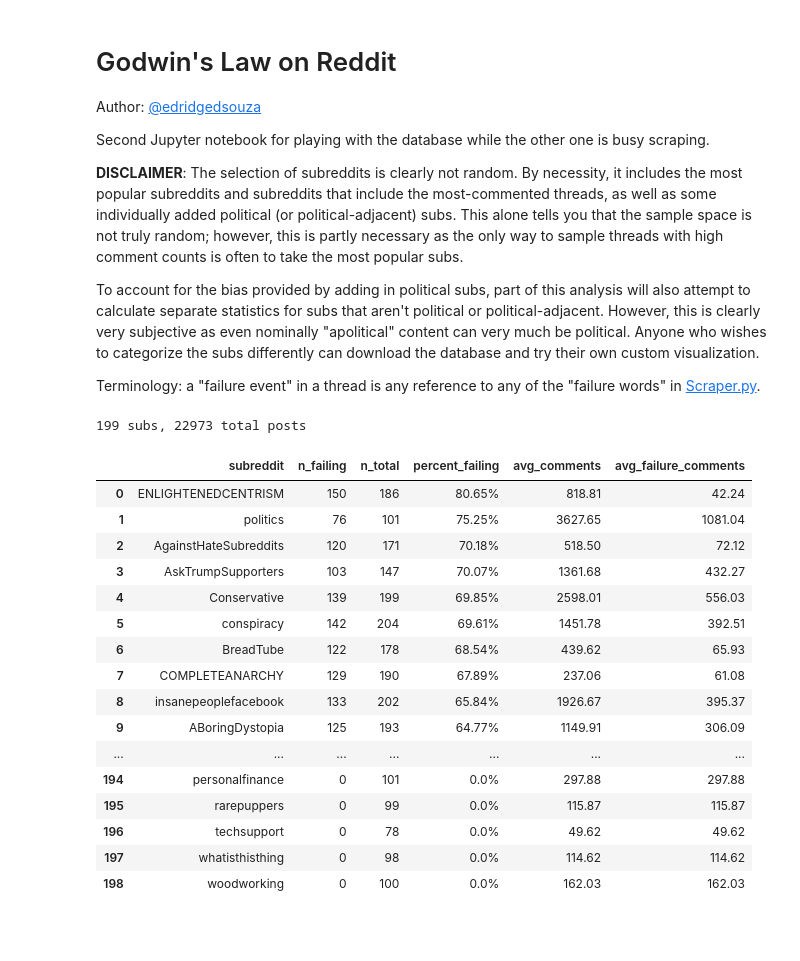
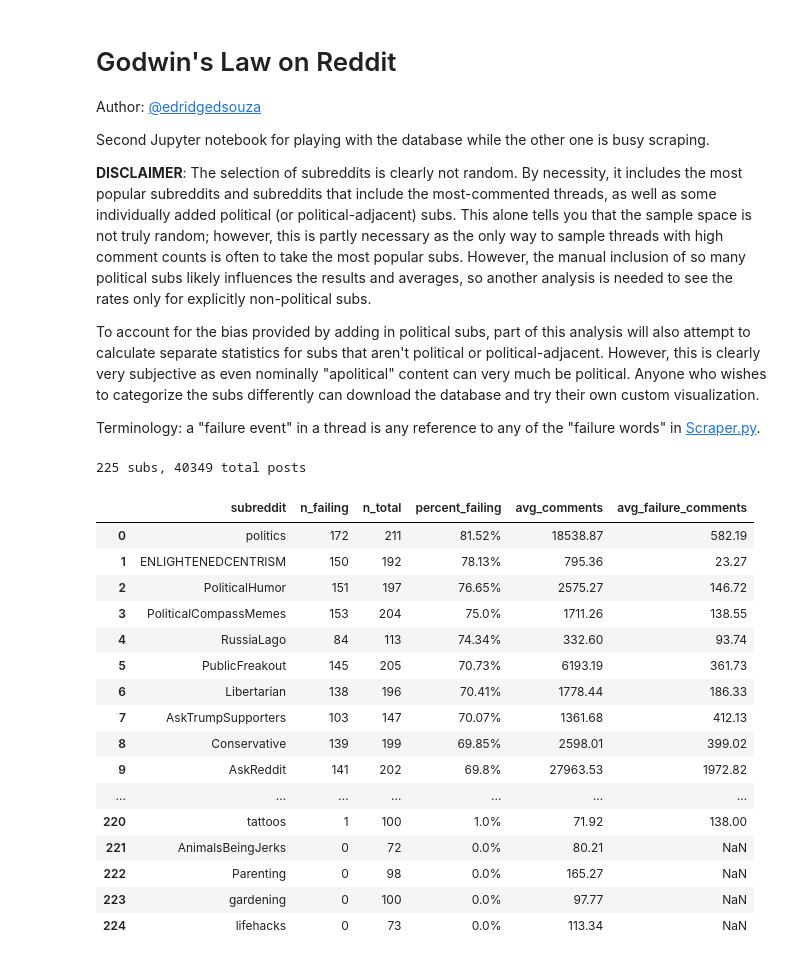
Before and after one commit to lukashalim/GODWIN, a Jupyter notebook: Visualization.ipynb, the cells around one changed output. Saved outputs shown, nothing was run; the diff lists cells and outputs as text; code cells hidden in the pictures; blank space fills up the shorter version.

```diff
--- a/Visualization.ipynb
+++ b/Visualization.ipynb
@@ -9,7 +9,9 @@ Second Jupyter notebook for playing with the database while the other one is bus
 the most popular subreddits and subreddits that include the most-commented threads, as well
 as some individually added political (or political-adjacent) subs. This alone tells you that
 the sample space is not truly random; however, this is partly necessary as the only way to
-sample threads with high comment counts is often to take the most popular subs.
+sample threads with high comment counts is often to take the most popular subs. However,
+the manual inclusion of so many political subs likely influences the results and averages,
+so another analysis is needed to see the rates only for explicitly non-political subs.
 
 
 To account for the bias provided by adding in political subs, part of this analysis
@@ -24,56 +26,54 @@ Terminology: a "failure event" in a thread is any reference to any of the "failu
 from godwin import Database, Scraper
 import pandas as pd
 import pandasql as ps
+import numpy as np
 import matplotlib.pyplot as plt
+import seaborn as sns
 from lifelines import KaplanMeierFitter, NelsonAalenFitter
 import warnings
 warnings.filterwarnings('ignore')
 
 db = Database('Godwin.db')
 posts = db.get_data()
-posts['num_prev_comments'] += 1  # Off-by-one correction
-posts['num_prev_comments'].fillna(posts['num_comments'], inplace=True)
-posts['failure'] = posts['comment_id'].notnull().astype('int')
-
 
 qry = '''
         SELECT
             subreddit,
             count(comment_id) AS n_failing,
             count(post_id) AS n_total,
             round(100.0*count(comment_id)/count(post_id), 2)
                 AS percent_failing,
             round(avg(num_comments), 2)
                 AS avg_comments,
             round(avg(num_prev_comments), 2)
                 AS avg_failure_comments
         FROM posts
         GROUP BY subreddit
         ORDER BY percent_failing DESC;
       '''
 summary = ps.sqldf(qry, {'posts': posts})
 summary['percent_failing'] = summary['percent_failing'].astype(str) + '%'
 
 with pd.option_context('display.max_rows', None, 'display.max_columns', None):
     print(f'{summary.shape[0]} subs, {posts.shape[0]} total posts')
     display(summary)
 # %% [output]
-199 subs, 22973 total posts
+225 subs, 40349 total posts
 |  | subreddit | n_failing | n_total | percent_failing | avg_comments | avg_failure_comments |
-| 0 | ENLIGHTENEDCENTRISM | 150 | 186 | 80.65% | 818.81 | 42.24 |
-| 1 | politics | 76 | 101 | 75.25% | 3627.65 | 1081.04 |
-| 2 | AgainstHateSubreddits | 120 | 171 | 70.18% | 518.50 | 72.12 |
-| 3 | AskTrumpSupporters | 103 | 147 | 70.07% | 1361.68 | 432.27 |
-| 4 | Conservative | 139 | 199 | 69.85% | 2598.01 | 556.03 |
-| 5 | conspiracy | 142 | 204 | 69.61% | 1451.78 | 392.51 |
-| 6 | BreadTube | 122 | 178 | 68.54% | 439.62 | 65.93 |
-| 7 | COMPLETEANARCHY | 129 | 190 | 67.89% | 237.06 | 61.08 |
-| 8 | insanepeoplefacebook | 133 | 202 | 65.84% | 1926.67 | 395.37 |
-| 9 | ABoringDystopia | 125 | 193 | 64.77% | 1149.91 | 306.09 |
+| 0 | politics | 172 | 211 | 81.52% | 18538.87 | 582.19 |
+| 1 | ENLIGHTENEDCENTRISM | 150 | 192 | 78.13% | 795.36 | 23.27 |
+| 2 | PoliticalHumor | 151 | 197 | 76.65% | 2575.27 | 146.72 |
+| 3 | PoliticalCompassMemes | 153 | 204 | 75.0% | 1711.26 | 138.55 |
+| 4 | RussiaLago | 84 | 113 | 74.34% | 332.60 | 93.74 |
+| 5 | PublicFreakout | 145 | 205 | 70.73% | 6193.19 | 361.73 |
+| 6 | Libertarian | 138 | 196 | 70.41% | 1778.44 | 186.33 |
+| 7 | AskTrumpSupporters | 103 | 147 | 70.07% | 1361.68 | 412.13 |
+| 8 | Conservative | 139 | 199 | 69.85% | 2598.01 | 399.02 |
+| 9 | AskReddit | 141 | 202 | 69.8% | 27963.53 | 1972.82 |
 | ... | ... | ... | ... | ... | ... | ... |
-| 194 | personalfinance | 0 | 101 | 0.0% | 297.88 | 297.88 |
-| 195 | rarepuppers | 0 | 99 | 0.0% | 115.87 | 115.87 |
-| 196 | techsupport | 0 | 78 | 0.0% | 49.62 | 49.62 |
-| 197 | whatisthisthing | 0 | 98 | 0.0% | 114.62 | 114.62 |
-| 198 | woodworking | 0 | 100 | 0.0% | 162.03 | 162.03 |
+| 220 | tattoos | 1 | 100 | 1.0% | 71.92 | 138.00 |
+| 221 | AnimalsBeingJerks | 0 | 72 | 0.0% | 80.21 | NaN |
+| 222 | Parenting | 0 | 98 | 0.0% | 165.27 | NaN |
+| 223 | gardening | 0 | 100 | 0.0% | 97.77 | NaN |
+| 224 | lifehacks | 0 | 73 | 0.0% | 113.34 | NaN |
 # %%
```
Also changed, not shown: parts of 10 cells of this notebook, 2 other files.
